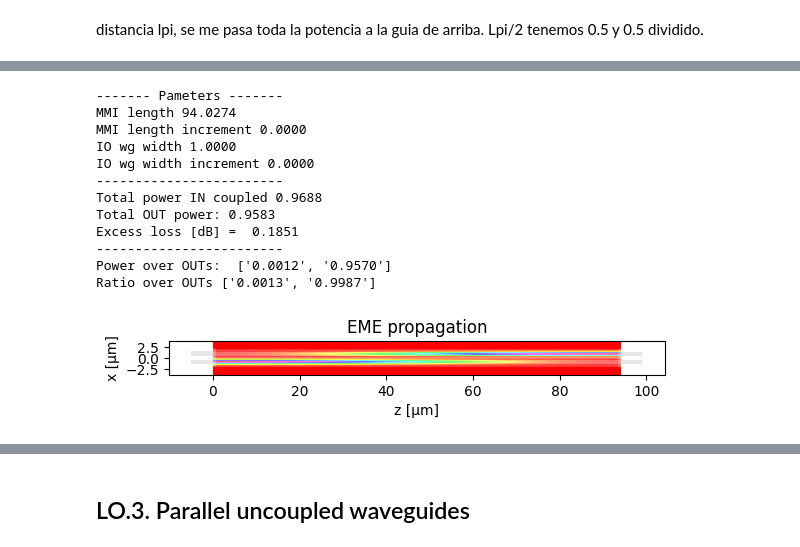
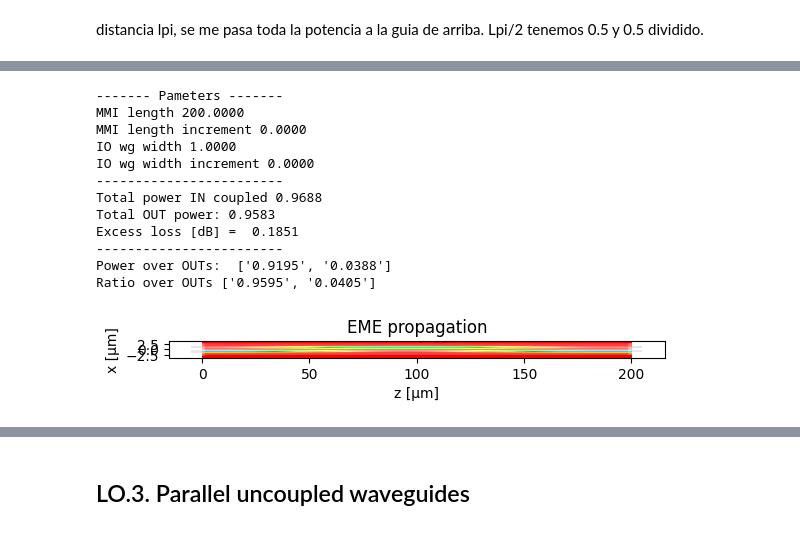
Before and after one commit to nmargar4/pic-upv-lab2, a Jupyter notebook: COUPLERS_Student.ipynb, the cells around one changed output, grey strips where cells are left out. Saved outputs shown, nothing was run; the diff lists cells and outputs as text; code cells hidden in the pictures.

```diff
--- a/COUPLERS_Student.ipynb
+++ b/COUPLERS_Student.ipynb
@@ -141,7 +141,7 @@ m1.n_IN = 2
 m1.n_OUT = 2
 
 
-m1.L_MMI = L_pi
+m1.L_MMI = 200
 
 
 m1.propagation()
@@ -150,13 +150,13 @@ L_pi =  94.02742605178649  µm
 ------- Pameters -------
-MMI length 94.0274
+MMI length 200.0000
 MMI length increment 0.0000
 IO wg width 1.0000
 IO wg width increment 0.0000
 ------------------------
 Total power IN coupled 0.9688
 Total OUT power: 0.9583
 Excess loss [dB] =  0.1851
 ------------------------
-Power over OUTs:  ['0.0012', '0.9570']
-Ratio over OUTs ['0.0013', '0.9987']
+Power over OUTs:  ['0.9195', '0.0388']
+Ratio over OUTs ['0.9595', '0.0405']
-[figure, old version]
+[figure, new version]
```
Also changed, not shown: parts of 18 cells of this notebook, 1 other file.
